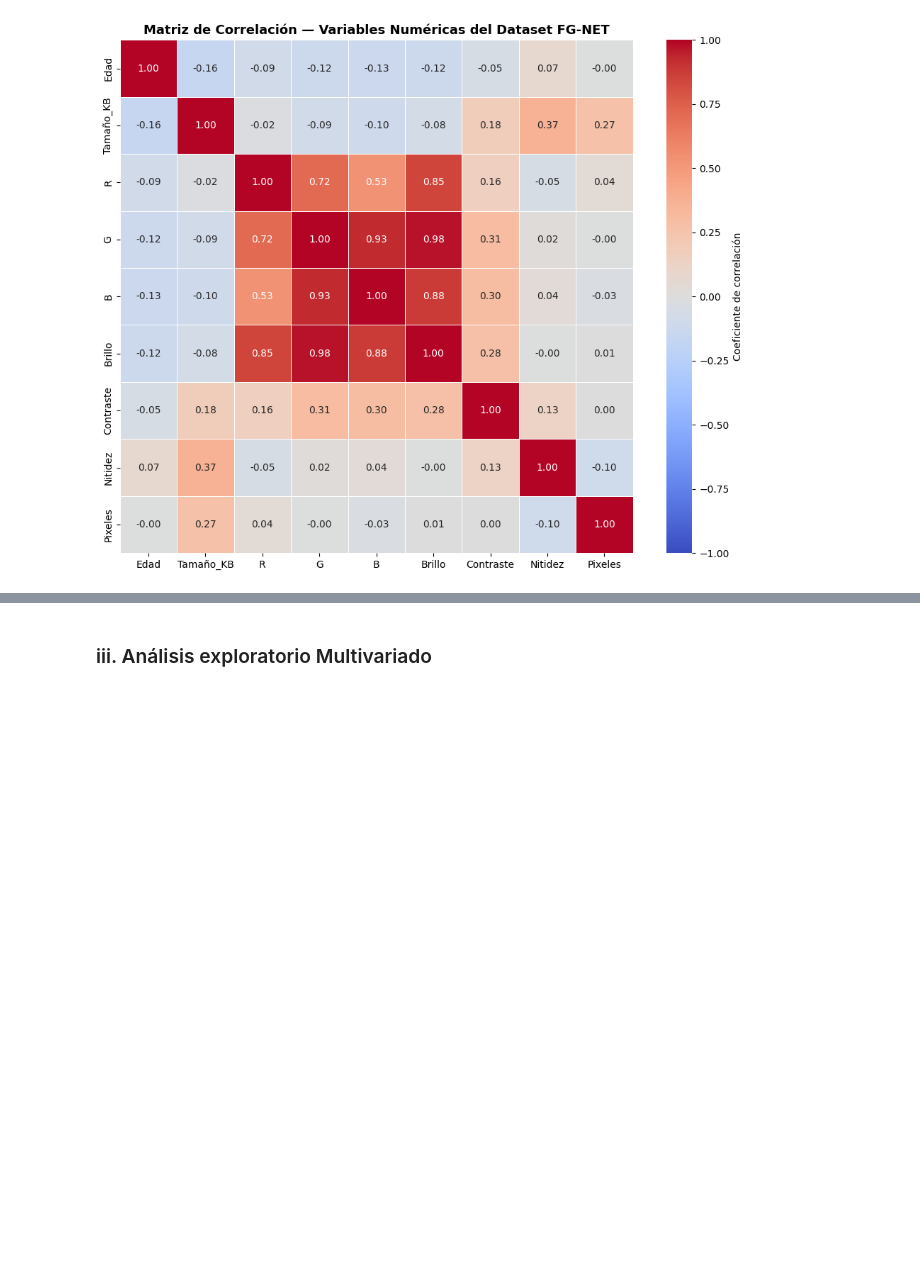
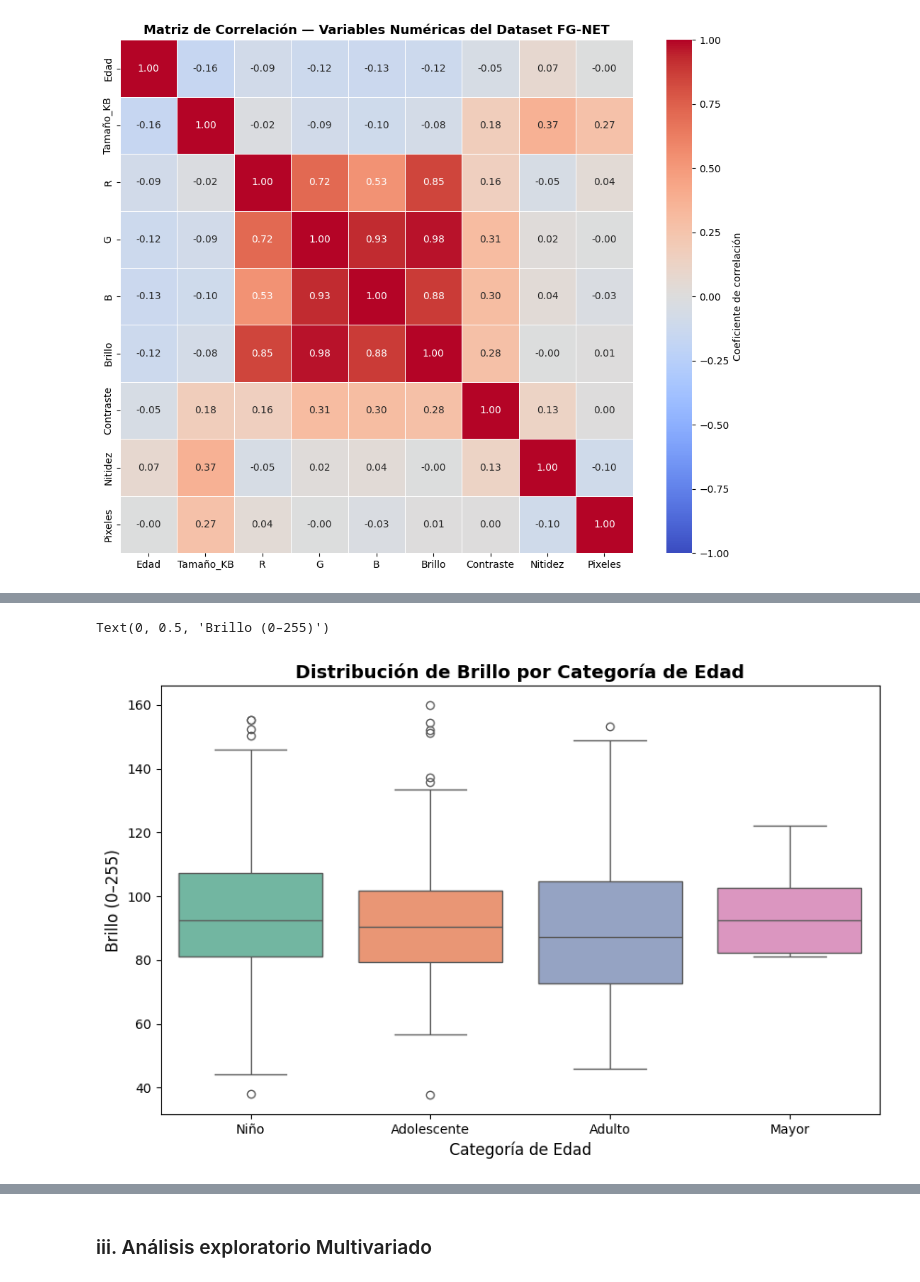
Before and after one commit to ZTARSNOVA/EDA-FGNET, a Jupyter notebook: FGNET_Avance2.ipynb, the cells around one changed output, grey strips where cells are left out. Cells and saved outputs as stored; diff of their text form; code cells hidden in the pictures; blank space fills up the shorter version.

```diff
--- a/FGNET_Avance2.ipynb
+++ b/FGNET_Avance2.ipynb
@@ -461,0 +734,10 @@ plt.show()
+# %%
+# 6. gráfico de boxplot para comparar la distribución de brillo por categoría de edad
+plt.figure(figsize=(10, 6))
+sns.boxplot(x='Categoria_Edad', y='Brillo', data=df, palette='Set2')
+plt.title('Distribución de Brillo por Categoría de Edad', fontsize=14, fontweight='bold')
+plt.xlabel('Categoría de Edad', fontsize=12)
+plt.ylabel('Brillo (0–255)', fontsize=12)
+# %% [output]
+Text(0, 0.5, 'Brillo (0–255)')
+[figure, added]
```
Also changed, not shown: parts of 23 cells of this notebook.
